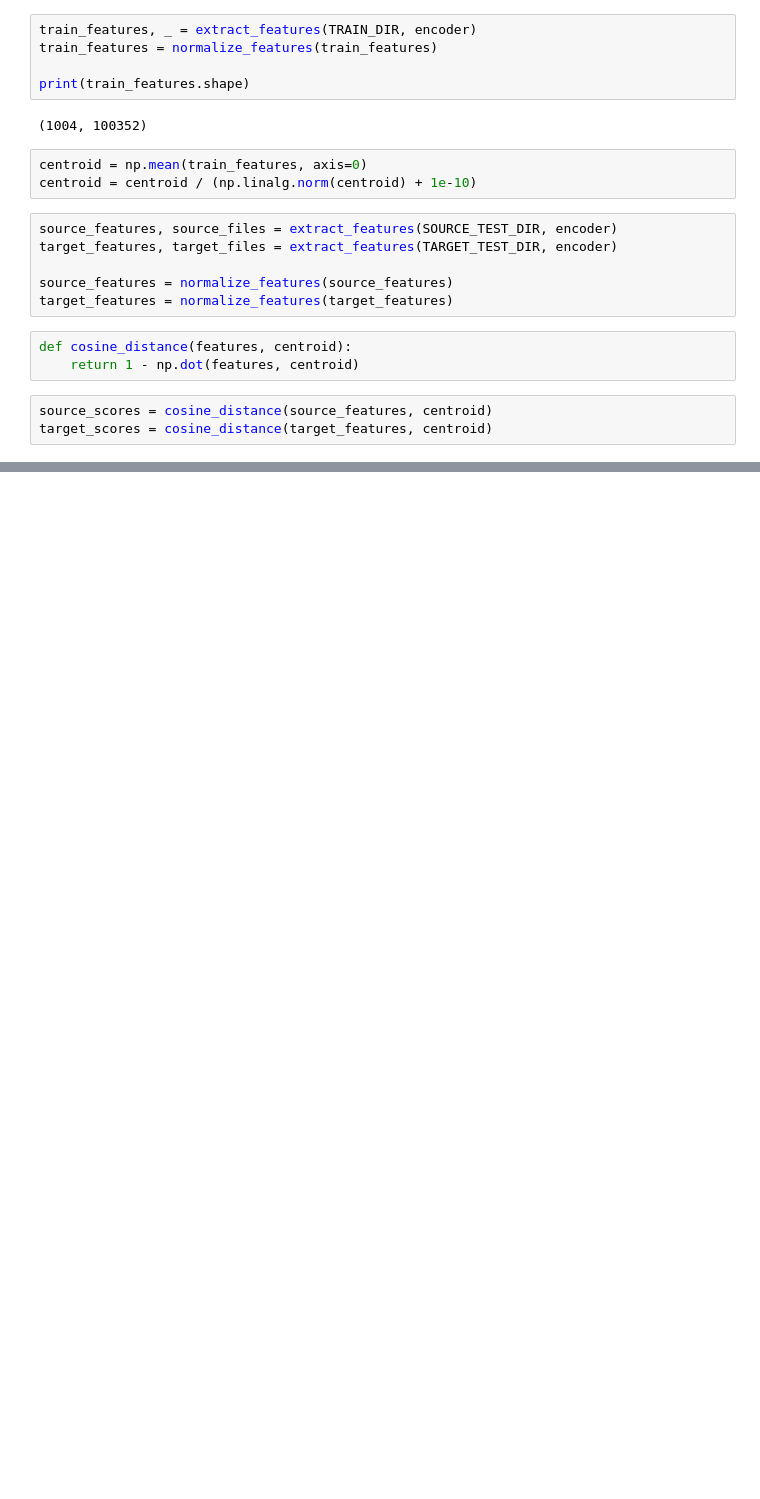
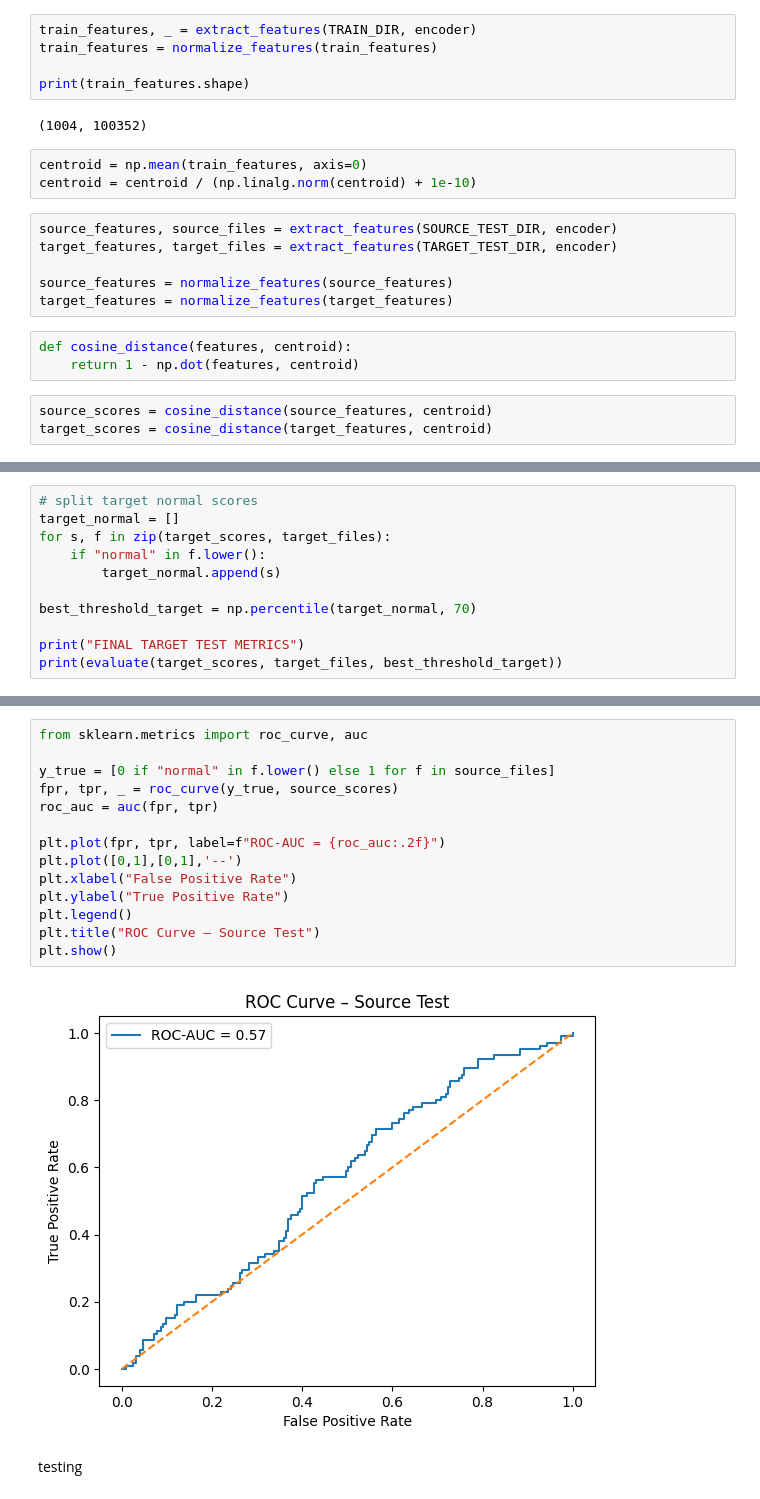
Before and after one commit to SarvagyaGupta-19/Spectogram-Based-Anomaly-Detection-for-Autonomous-Systems, a Jupyter notebook: test.ipynb, the cells around one changed output, grey strips where cells are left out. Saved outputs shown, nothing was run; the diff lists cells and outputs as text; blank space fills up the shorter version.

```diff
--- a/test.ipynb
+++ b/test.ipynb
@@ -215,0 +284,11 @@ SOURCE TEST METRICS
+# %%
+# split target normal scores
+target_normal = []
+for s, f in zip(target_scores, target_files):
+    if "normal" in f.lower():
+        target_normal.append(s)
+
+best_threshold_target = np.percentile(target_normal, 70)
+
+print("FINAL TARGET TEST METRICS")
+print(evaluate(target_scores, target_files, best_threshold_target))
@@ -215,0 +311,18 @@ SOURCE TEST METRICS
+# %%
+from sklearn.metrics import roc_curve, auc
+
+y_true = [0 if "normal" in f.lower() else 1 for f in source_files]
+fpr, tpr, _ = roc_curve(y_true, source_scores)
+roc_auc = auc(fpr, tpr)
+
+plt.plot(fpr, tpr, label=f"ROC-AUC = {roc_auc:.2f}")
+plt.plot([0,1],[0,1],'--')
+plt.xlabel("False Positive Rate")
+plt.ylabel("True Positive Rate")
+plt.legend()
+plt.title("ROC Curve – Source Test")
+plt.show()
+# %% [output]
+[figure, added]
+# %% [markdown]
+testing
```
Also changed, not shown: parts of 21 cells of this notebook, 4 other files.
